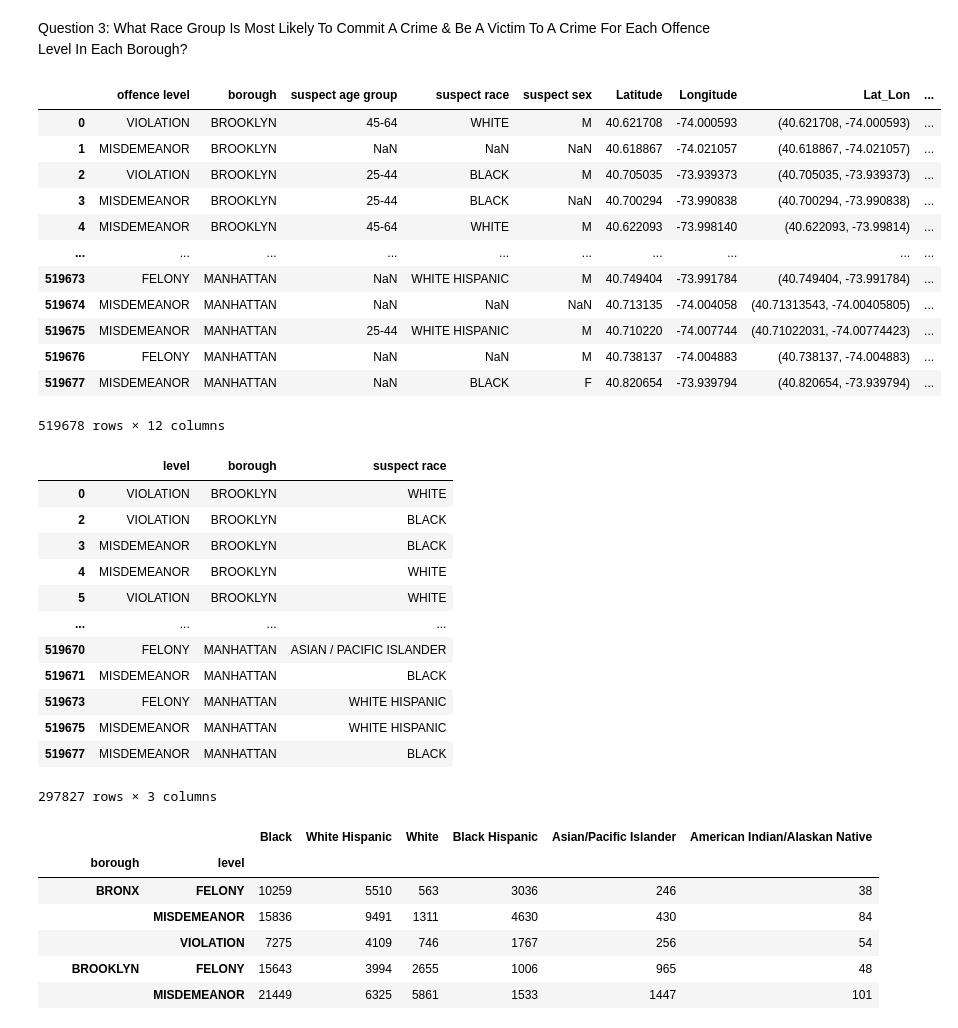
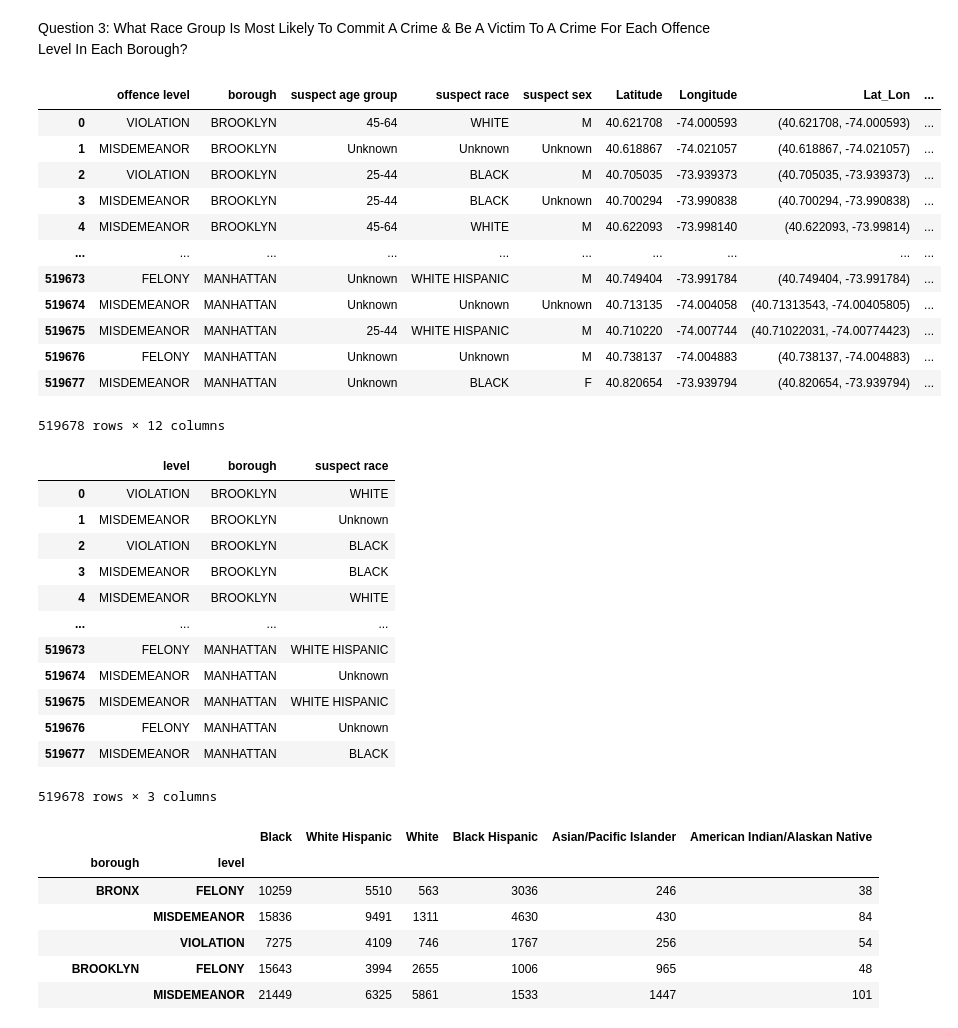
Before and after one commit to rtatat/Project-1-group2, a Jupyter notebook: Group 2 Final Notebook.ipynb, the cells around one changed output. Saved outputs shown, nothing was run; the diff lists cells and outputs as text; code cells hidden in the pictures.

```diff
--- a/Group 2 Final Notebook.ipynb
+++ b/Group 2 Final Notebook.ipynb
@@ -374,23 +404,23 @@ Similar to the suspect age group analysis, the 25-44 age group has the highest c
 Question 3: What Race Group Is Most Likely To Commit A Crime & Be A Victim To A Crime For Each Offence Level In Each Borough?
 # %%
 # This part will look at the suspect race data
-data = "cleaned_nyc_crime_data.csv"
+data = "clean_data/cleaned_nyc_crime_data.csv"
 
 data_df = pd.read_csv(data)
 data_df
 # %% [output]
 |  | offence level | borough | suspect age group | suspect race | suspect sex | Latitude | Longitude | Lat_Lon | ... |
 | 0 | VIOLATION | BROOKLYN | 45-64 | WHITE | M | 40.621708 | -74.000593 | (40.621708, -74.000593) | ... |
-| 1 | MISDEMEANOR | BROOKLYN | NaN | NaN | NaN | 40.618867 | -74.021057 | (40.618867, -74.021057) | ... |
+| 1 | MISDEMEANOR | BROOKLYN | Unknown | Unknown | Unknown | 40.618867 | -74.021057 | (40.618867, -74.021057) | ... |
 | 2 | VIOLATION | BROOKLYN | 25-44 | BLACK | M | 40.705035 | -73.939373 | (40.705035, -73.939373) | ... |
-| 3 | MISDEMEANOR | BROOKLYN | 25-44 | BLACK | NaN | 40.700294 | -73.990838 | (40.700294, -73.990838) | ... |
+| 3 | MISDEMEANOR | BROOKLYN | 25-44 | BLACK | Unknown | 40.700294 | -73.990838 | (40.700294, -73.990838) | ... |
 | 4 | MISDEMEANOR | BROOKLYN | 45-64 | WHITE | M | 40.622093 | -73.998140 | (40.622093, -73.99814) | ... |
 | ... | ... | ... | ... | ... | ... | ... | ... | ... | ... |
-| 519673 | FELONY | MANHATTAN | NaN | WHITE HISPANIC | M | 40.749404 | -73.991784 | (40.749404, -73.991784) | ... |
-| 519674 | MISDEMEANOR | MANHATTAN | NaN | NaN | NaN | 40.713135 | -74.004058 | (40.71313543, -74.00405805) | ... |
+| 519673 | FELONY | MANHATTAN | Unknown | WHITE HISPANIC | M | 40.749404 | -73.991784 | (40.749404, -73.991784) | ... |
+| 519674 | MISDEMEANOR | MANHATTAN | Unknown | Unknown | Unknown | 40.713135 | -74.004058 | (40.71313543, -74.00405805) | ... |
 | 519675 | MISDEMEANOR | MANHATTAN | 25-44 | WHITE HISPANIC | M | 40.710220 | -74.007744 | (40.71022031, -74.00774423) | ... |
-| 519676 | FELONY | MANHATTAN | NaN | NaN | M | 40.738137 | -74.004883 | (40.738137, -74.004883) | ... |
-| 519677 | MISDEMEANOR | MANHATTAN | NaN | BLACK | F | 40.820654 | -73.939794 | (40.820654, -73.939794) | ... |
+| 519676 | FELONY | MANHATTAN | Unknown | Unknown | M | 40.738137 | -74.004883 | (40.738137, -74.004883) | ... |
+| 519677 | MISDEMEANOR | MANHATTAN | Unknown | BLACK | F | 40.820654 | -73.939794 | (40.820654, -73.939794) | ... |
 519678 rows × 12 columns
 # %%
 # Dropping na values in suspect race column
@@ -401,17 +431,17 @@ suspect_data_df
 # %% [output]
 |  | level | borough | suspect race |
 | 0 | VIOLATION | BROOKLYN | WHITE |
+| 1 | MISDEMEANOR | BROOKLYN | Unknown |
 | 2 | VIOLATION | BROOKLYN | BLACK |
 | 3 | MISDEMEANOR | BROOKLYN | BLACK |
 | 4 | MISDEMEANOR | BROOKLYN | WHITE |
-| 5 | VIOLATION | BROOKLYN | WHITE |
 | ... | ... | ... | ... |
-| 519670 | FELONY | MANHATTAN | ASIAN / PACIFIC ISLANDER |
-| 519671 | MISDEMEANOR | MANHATTAN | BLACK |
 | 519673 | FELONY | MANHATTAN | WHITE HISPANIC |
+| 519674 | MISDEMEANOR | MANHATTAN | Unknown |
 | 519675 | MISDEMEANOR | MANHATTAN | WHITE HISPANIC |
+| 519676 | FELONY | MANHATTAN | Unknown |
 | 519677 | MISDEMEANOR | MANHATTAN | BLACK |
-297827 rows × 3 columns
+519678 rows × 3 columns
 # %%
 # Making pandas series for each suspect race
 black = suspect_data_df[suspect_data_df["suspect race"] == "BLACK"]
```
Also changed, not shown: parts of 10 cells of this notebook, 3 other files.
